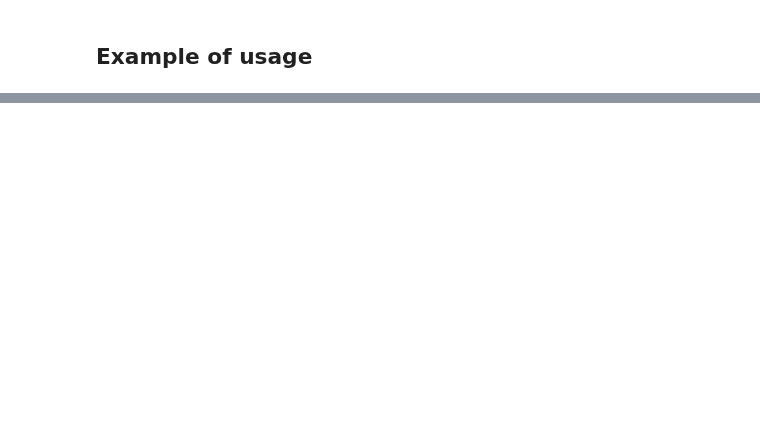
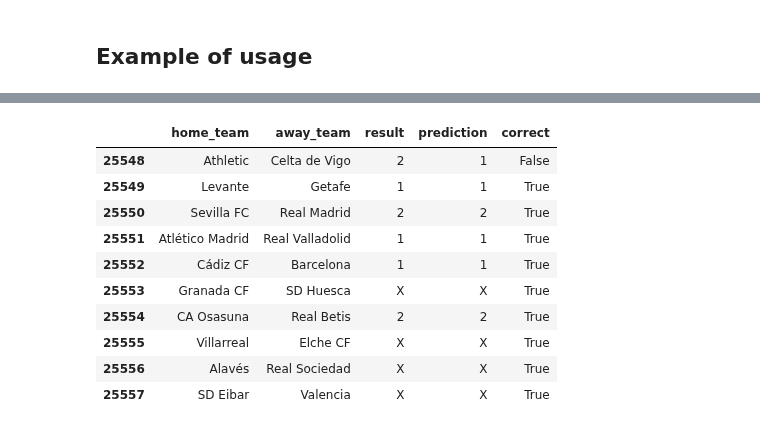
Before and after one commit to tinchit0/la-quiniela, a Jupyter notebook: analysis/PropostaModelConstruction.ipynb, the cells around one changed output, grey strips where cells are left out. Cells and saved outputs as stored; diff of their text form; code cells hidden in the pictures; blank space fills up the shorter version.

```diff
--- a/analysis/PropostaModelConstruction.ipynb
+++ b/analysis/PropostaModelConstruction.ipynb
@@ -534,0 +592,18 @@ df_predict
+# %%
+df_predict_quiniela = df_predict[["home_team", "away_team", "result", "prediction", "correct"]].copy()
+# use 1 X 2 instead of result
+df_predict_quiniela["result"] = df_predict_quiniela["result"].map({1: "1", 0: "X", -1: "2"})
+df_predict_quiniela["prediction"] = df_predict_quiniela["prediction"].map({1: "1", 0: "X", -1: "2"})
+df_predict_quiniela
+# %% [output]
+|  | home_team | away_team | result | prediction | correct |
+| 25548 | Athletic | Celta de Vigo | 2 | 1 | False |
+| 25549 | Levante | Getafe | 1 | 1 | True |
+| 25550 | Sevilla FC | Real Madrid | 2 | 2 | True |
+| 25551 | Atlético Madrid | Real Valladolid | 1 | 1 | True |
+| 25552 | Cádiz CF | Barcelona | 1 | 1 | True |
+| 25553 | Granada CF | SD Huesca | X | X | True |
+| 25554 | CA Osasuna | Real Betis | 2 | 2 | True |
+| 25555 | Villarreal | Elche CF | X | X | True |
+| 25556 | Alavés | Real Sociedad | X | X | True |
+| 25557 | SD Eibar | Valencia | X | X | True |
```
Also changed, not shown: parts of 11 cells of this notebook.
